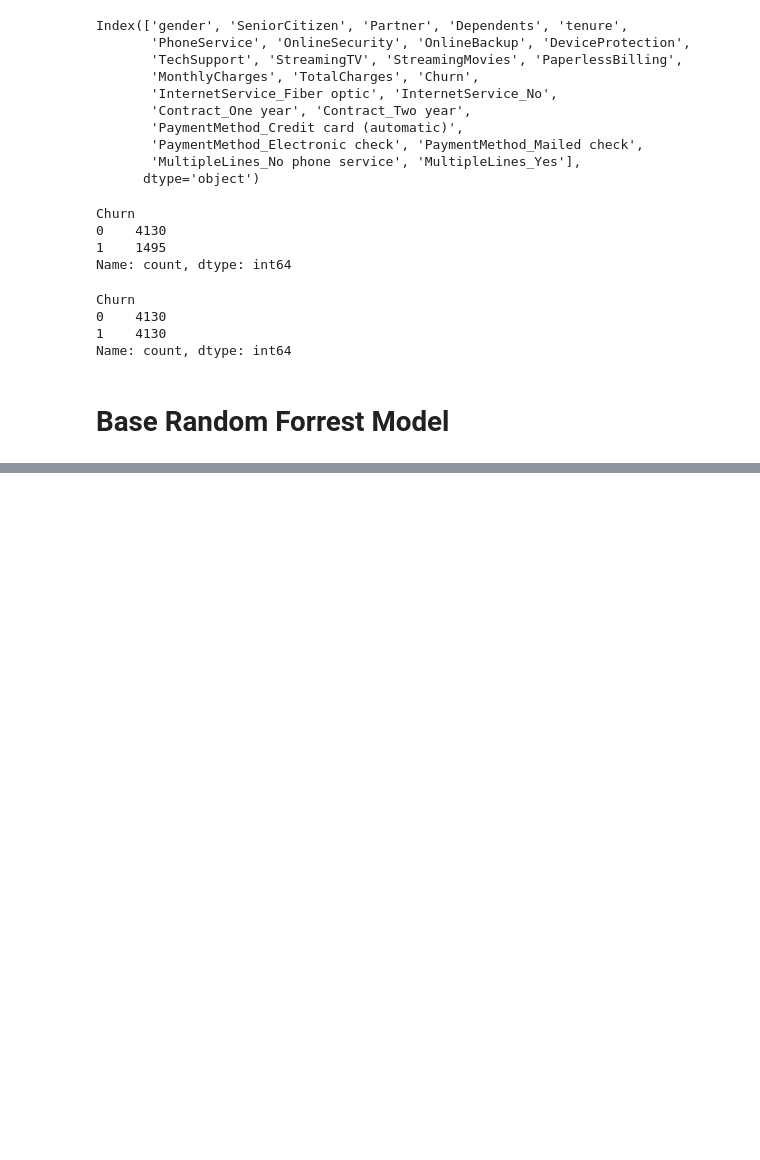
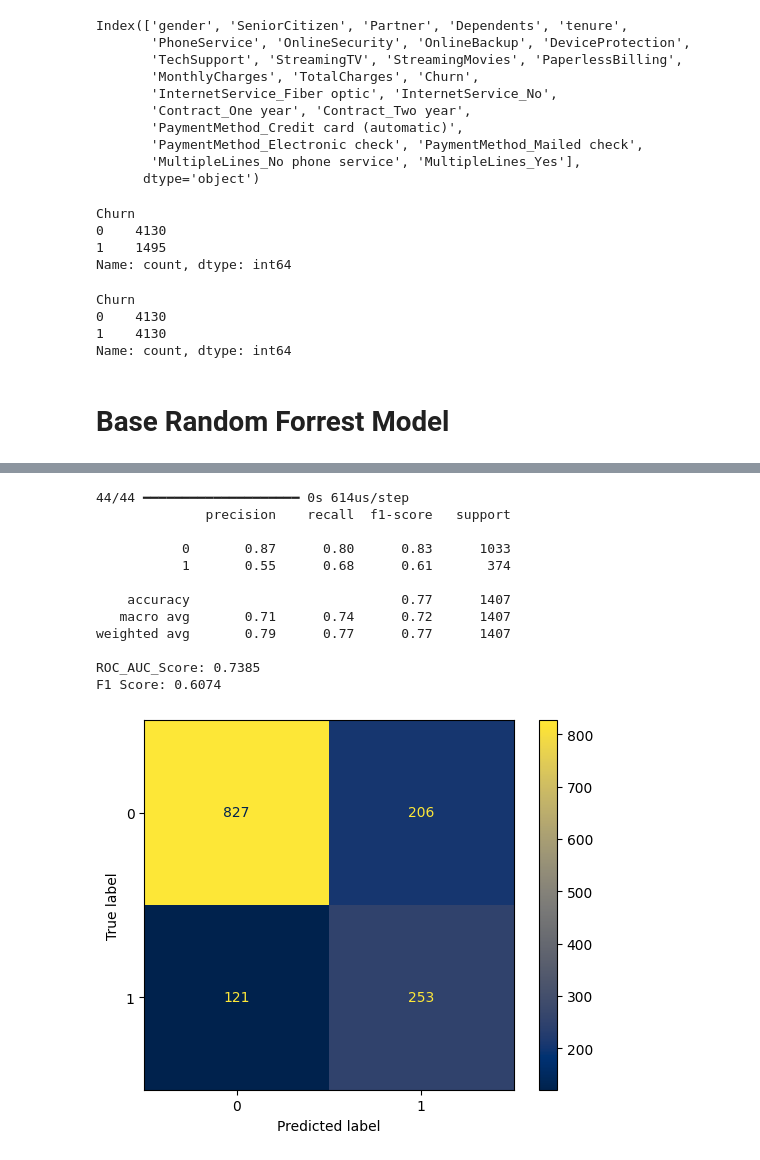
Before and after one commit to aKrishnan0817/Telco_Churn_Analysis, a Jupyter notebook: Model_Building.ipynb, the cells around one changed output, grey strips where cells are left out. Saved outputs shown, nothing was run; the diff lists cells and outputs as text; code cells hidden in the pictures; blank space fills up the shorter version.

```diff
--- a/Model_Building.ipynb
+++ b/Model_Building.ipynb
@@ -73,0 +181,29 @@ def model_eval(clf, y_test, y_pred):
+# %%
+import tensorflow as tf
+from tensorflow.keras.models import Sequential
+from tensorflow.keras.layers import Dense, Dropout
+from tensorflow.keras.optimizers import Adam
+
+baseNN = Sequential([
+    Dense(128, activation='relu', input_dim=X_train.shape[1]),
+    Dropout(0.3),
+    Dense(64, activation='relu'),
+    Dropout(0.3),
+    Dense(32, activation='relu'),
+    Dropout(0.3),
+    Dense(1, activation='sigmoid')
+])
+
+baseNN.compile(
+    optimizer=Adam(learning_rate=0.001),
+    loss='binary_crossentropy',
+    metrics=['accuracy']
+)
+
+baseNN.fit(
+    X_train, y_train,
+    epochs=20,
+    batch_size=32,
+    validation_split=0.2,
+    verbose=1
+)
@@ -73,0 +229,17 @@ def model_eval(clf, y_test, y_pred):
+# %%
+y_pred_baseNN = (baseNN.predict(X_test) > 0.5).astype("int32")
+model_eval(baseNN,y_test,y_pred_baseNN)
+# %% [output]
+44/44 ━━━━━━━━━━━━━━━━━━━━ 0s 614us/step
+              precision    recall  f1-score   support
+
+           0       0.87      0.80      0.83      1033
+           1       0.55      0.68      0.61       374
+
+    accuracy                           0.77      1407
+   macro avg       0.71      0.74      0.72      1407
+weighted avg       0.79      0.77      0.77      1407
+
+ROC_AUC_Score: 0.7385
+F1 Score: 0.6074
+[figure, added]
```
Also changed, not shown: parts of 11 cells of this notebook.
